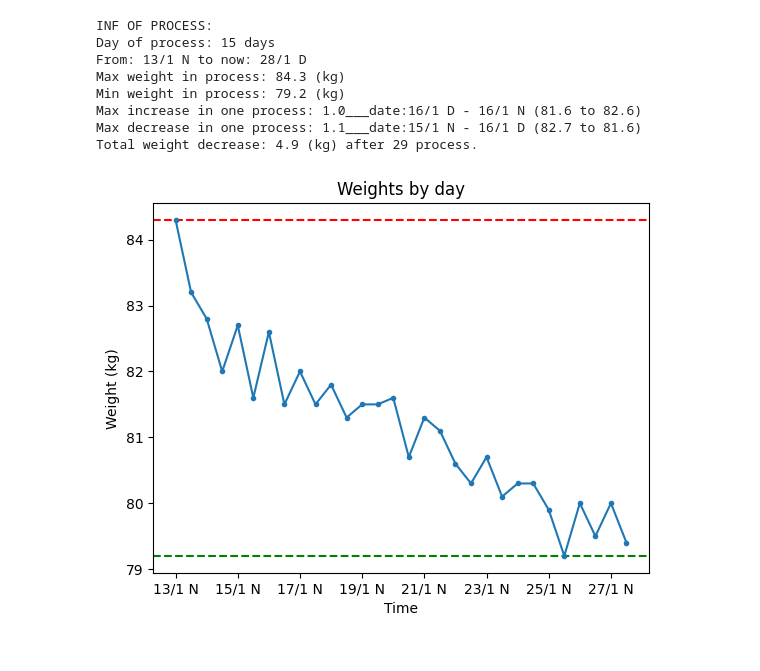
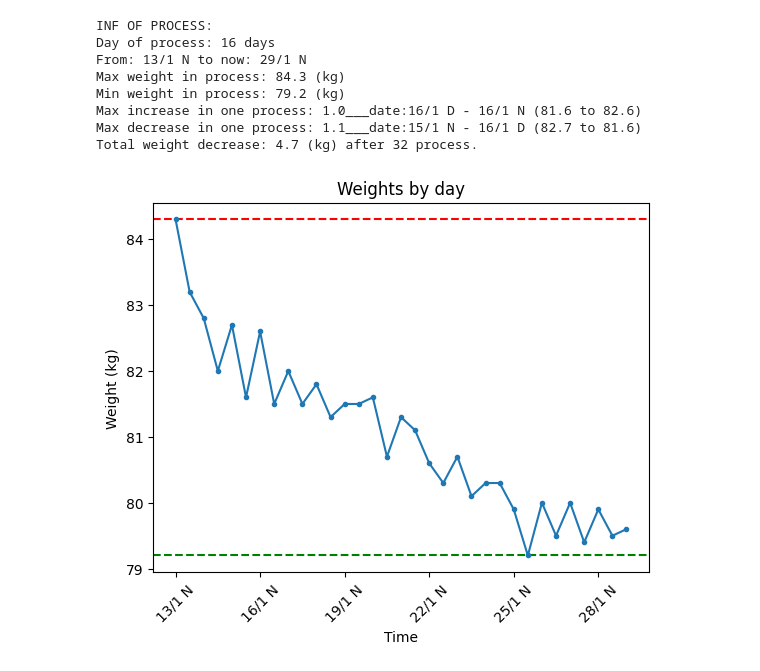
Before and after one commit to thanhbl-hust/Data-structures-and-Algorithms, a Jupyter notebook: train_12_1/weights.ipynb, the cells around one changed output. Cells and saved outputs as stored; diff of their text form; code cells hidden in the pictures.

Commit message:
update process

```diff
--- a/train_12_1/weights.ipynb
+++ b/train_12_1/weights.ipynb
@@ -28,57 +28,59 @@ w = [
     84.3,  83.2,   82.8,   82.0,   82.7,   81.6,   82.6,   81.5,
     82,    81.5,   81.8,   81.3,   81.5,   81.5,   81.6,   80.7,
     81.3,  81.1,   80.6,   80.3,   80.7,   80.1,   80.3,   80.3,
-    79.9,  79.2,   80,     79.5,   80,     79.4
+    79.9,  79.2,   80,     79.5,   80,     79.4,   79.9,   79.5,
+    79.6
 ]
 d = [
     '13/1 N', '14/1 D', '14/1 N', '15/1 D', '15/1 N', '16/1 D', '16/1 N', '17/1 D',
     '17/1 N', '18/1 D', '18/1 N', '19/1 D', '19/1 N', '20/1 D', '20/1 N', '21/1 D',
     '21/1 N', '22/1 D', '22/1 N', '23/1 D', '23/1 N', '24/1 D', '24/1 N', '25/1 D',
-    '25/1 N', '26/1 D', '26/1 N', '27/1 D', '27/1 N', '28/1 D'
+    '25/1 N', '26/1 D', '26/1 N', '27/1 D', '27/1 N', '28/1 D', '28/1 N', '29/1 D',
+    '29/1 N'
 ]
 
-times = 7
+times = 5
 times_appear = len(d) / times
 times_appear = int(times_appear)
 n = len(w)
 average_values = []
 for i in range(0, n, times_appear):
-    average = np.mean(w[i:i+times_appear])
+    average = np.mean(w[i: i + times_appear])
     average_values.append(average)
 
 x_ticks = range(0, n, times_appear)
 x_labels = [d[i] for i in x_ticks]
 
 max_value = np.max(w)
 min_value = np.min(w)
 
 #oneday has 2 parameters, 0:00 and after wake up
 maxIn, maxDe, inr1, inr2, der1, der2 = findMaxandMin(w)
 
 print("INF OF PROCESS:")
 print(f'Day of process: {int(len(w) / 2)} days')
 print(f'From: {d[0]} to now: {d[len(d) - 1]}')
 print(f'Max weight in process: {round(max(w), 2)} (kg)')
 print(f'Min weight in process: {round(min(w), 2)} (kg)')
 print(f'Max increase in one process: {round(maxIn, 1)}___date:{d[inr1]} - {d[inr2]} ({w[inr1]} to {w[inr2]})')
 print(f'Max decrease in one process: {round(maxDe, 2)}___date:{d[der1]} - {d[der2]} ({w[der1]} to {w[der2]})')
 print(f'Total weight decrease: {round(abs(w[len(w) - 1] - w[0]), 1)} (kg) after {len(w) - 1} process.')
 
 plt.axhline(y=max_value, color='r', linestyle='--', label='Max')
 plt.axhline(y=min_value, color='g', linestyle='--', label='Min')
 plt.plot(d, w, marker='.')
 plt.xlabel('Time')
 plt.ylabel('Weight (kg)')
 plt.title('Weights by day')
-plt.xticks(x_ticks, x_labels, rotation=0)
+plt.xticks(x_ticks, x_labels, rotation=45)
 plt.show()
 # %% [output]
 INF OF PROCESS:
-Day of process: 15 days
-From: 13/1 N to now: 28/1 D
+Day of process: 16 days
+From: 13/1 N to now: 29/1 N
 Max weight in process: 84.3 (kg)
 Min weight in process: 79.2 (kg)
 Max increase in one process: 1.0___date:16/1 D - 16/1 N (81.6 to 82.6)
 Max decrease in one process: 1.1___date:15/1 N - 16/1 D (82.7 to 81.6)
-Total weight decrease: 4.9 (kg) after 29 process.
+Total weight decrease: 4.7 (kg) after 32 process.
-[figure, old version]
+[figure, new version]
```
